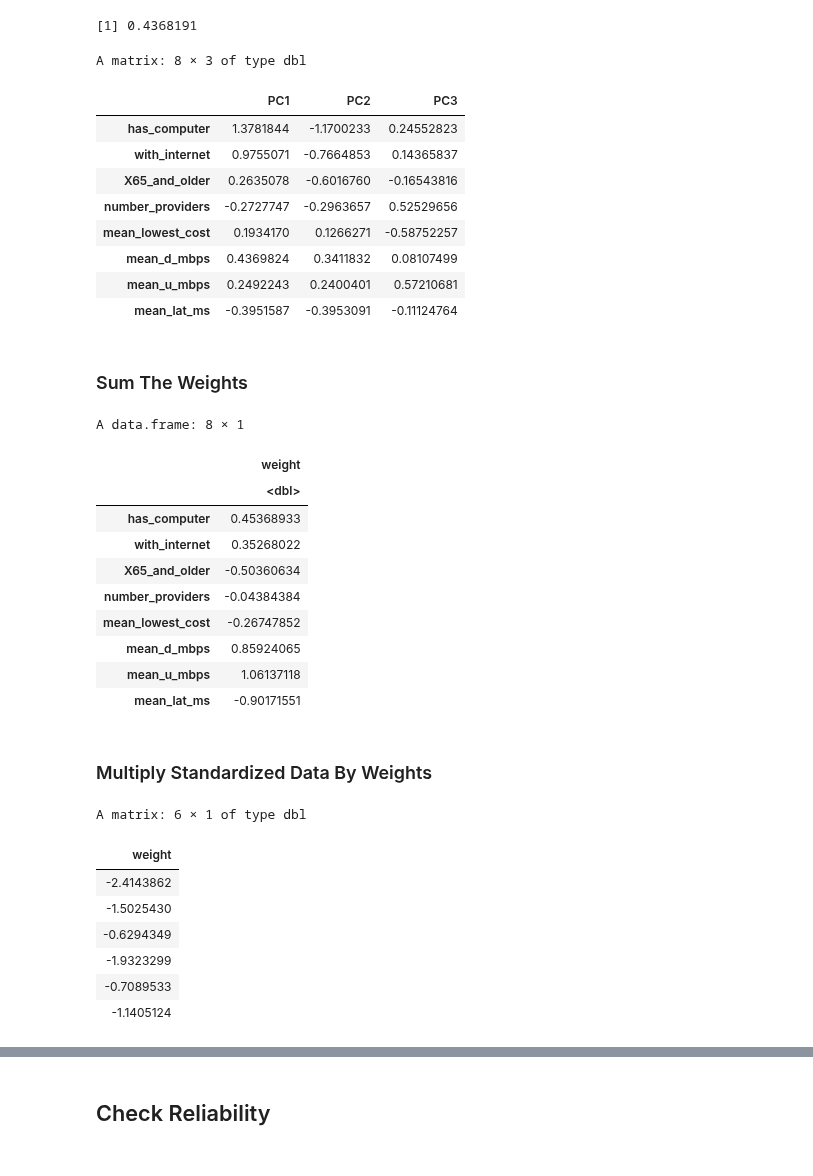
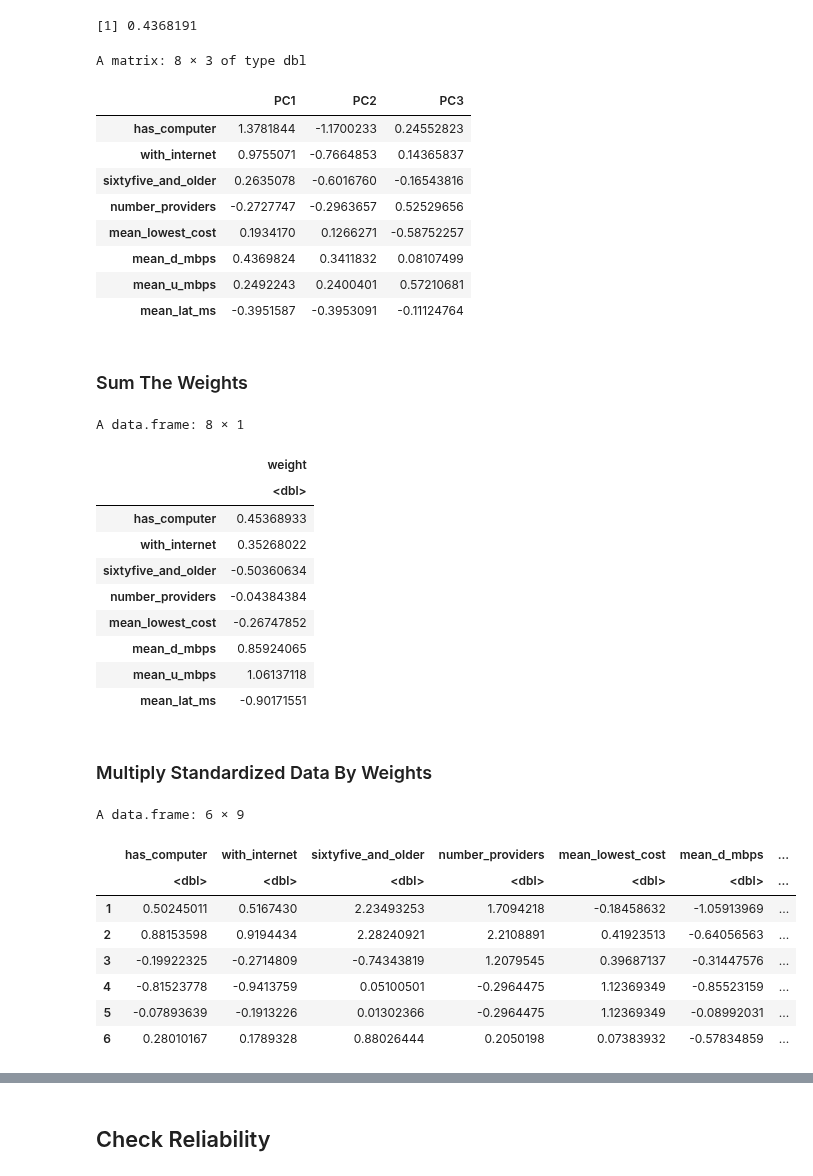
Before and after one commit to nicholasptran/eastern-washington-digital-equity, a Jupyter notebook: notebooks/pca_method2.ipynb, the cells around one changed output, grey strips where cells are left out. Saved outputs shown, nothing was run; the diff lists cells and outputs as text; code cells hidden in the pictures.

```diff
--- a/notebooks/pca_method2.ipynb
+++ b/notebooks/pca_method2.ipynb
@@ -78,5 +62,5 @@ as.list(names(data))
 # %% [markdown]
 #### Remove Unnecessary Columns
 # %%
-data <- data %>% dplyr::select(-NAME, -GEOID, -mean_u_mbps)
+data <- data %>% dplyr::select(-NAME, -GEOID)
 head(data)
@@ -834,5 +686,5 @@ A matrix: 10 × 3 of type dbl
 # %%
-data2.2 <- data %>% dplyr::select(-work_from_home,-median_income)
+data2.2 <- data %>% dplyr::select(-median_income)
 scaled_data2.2 <- scale(data2.2)
 pca_data2.2 <- prcomp(data2.2, scale = TRUE, center = TRUE)
 eigenvectors2.2 <- -pca_data2.2$rotation
@@ -914,7 +766,7 @@ A matrix: 8 × 3 of type dbl
 |  | PC1 | PC2 | PC3 |
 | has_computer | 1.3781844 | -1.1700233 | 0.24552823 |
 | with_internet | 0.9755071 | -0.7664853 | 0.14365837 |
-| X65_and_older | 0.2635078 | -0.6016760 | -0.16543816 |
+| sixtyfive_and_older | 0.2635078 | -0.6016760 | -0.16543816 |
 | number_providers | -0.2727747 | -0.2963657 | 0.52529656 |
 | mean_lowest_cost | 0.1934170 | 0.1266271 | -0.58752257 |
 | mean_d_mbps | 0.4369824 | 0.3411832 | 0.08107499 |
@@ -934,7 +786,7 @@ A data.frame: 8 × 1
 |  | <dbl> |
 | has_computer | 0.45368933 |
 | with_internet | 0.35268022 |
-| X65_and_older | -0.50360634 |
+| sixtyfive_and_older | -0.50360634 |
 | number_providers | -0.04384384 |
 | mean_lowest_cost | -0.26747852 |
 | mean_d_mbps | 0.85924065 |
@@ -943,14 +795,18 @@ A data.frame: 8 × 1
 # %% [markdown]
 ### Multiply Standardized Data By Weights
 # %%
-index2 <- scaled_data2.2 %*% as.matrix(weights)
-head(index2)
+index_data2 <- scaled_data2.2 %>%
+        as.data.frame() %>%
+        mutate(index = (scaled_data2.2 %*% as.matrix(weights)))
+
+head(index_data2)
 # %% [output]
-A matrix: 6 × 1 of type dbl
+A data.frame: 6 × 9
-| weight |
-| -2.4143862 |
-| -1.5025430 |
-| -0.6294349 |
-| -1.9323299 |
-| -0.7089533 |
-| -1.1405124 |
+|  | has_computer | with_internet | sixtyfive_and_older | number_providers | mean_lowest_cost | mean_d_mbps | ... |
+|  | <dbl> | <dbl> | <dbl> | <dbl> | <dbl> | <dbl> | ... |
+| 1 | 0.50245011 | 0.5167430 | 2.23493253 | 1.7094218 | -0.18458632 | -1.05913969 | ... |
+| 2 | 0.88153598 | 0.9194434 | 2.28240921 | 2.2108891 | 0.41923513 | -0.64056563 | ... |
+| 3 | -0.19922325 | -0.2714809 | -0.74343819 | 1.2079545 | 0.39687137 | -0.31447576 | ... |
+| 4 | -0.81523778 | -0.9413759 | 0.05100501 | -0.2964475 | 1.12369349 | -0.85523159 | ... |
+| 5 | -0.07893639 | -0.1913226 | 0.01302366 | -0.2964475 | 1.12369349 | -0.08992031 | ... |
+| 6 | 0.28010167 | 0.1789328 | 0.88026444 | 0.2050198 | 0.07383932 | -0.57834859 | ... |
```
Also changed, not shown: parts of 118 cells of this notebook, 4 other files.
